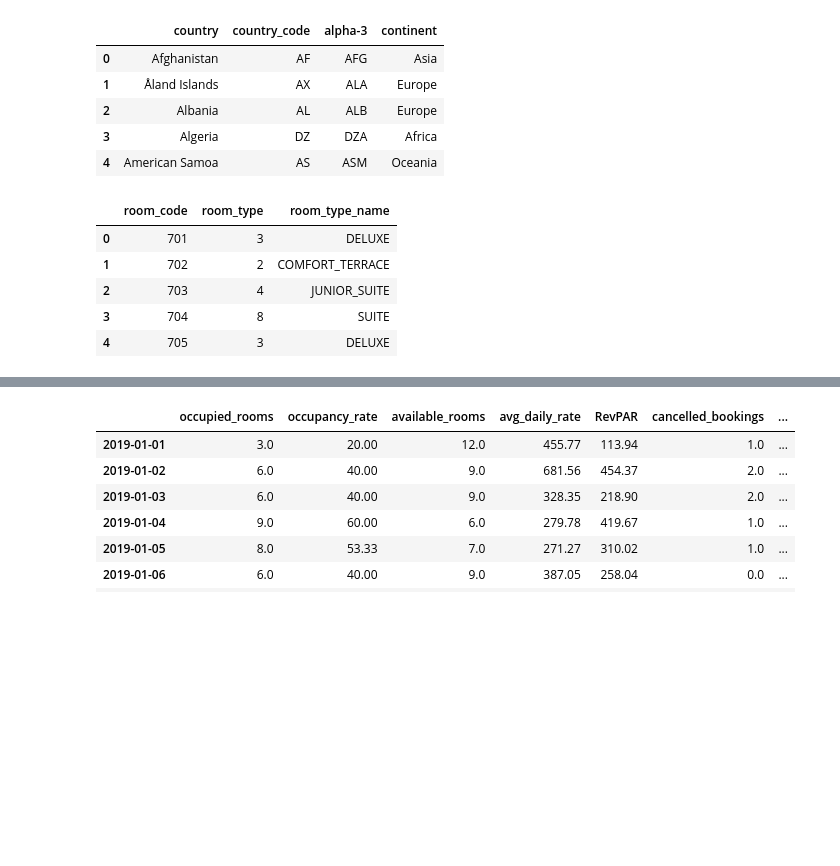
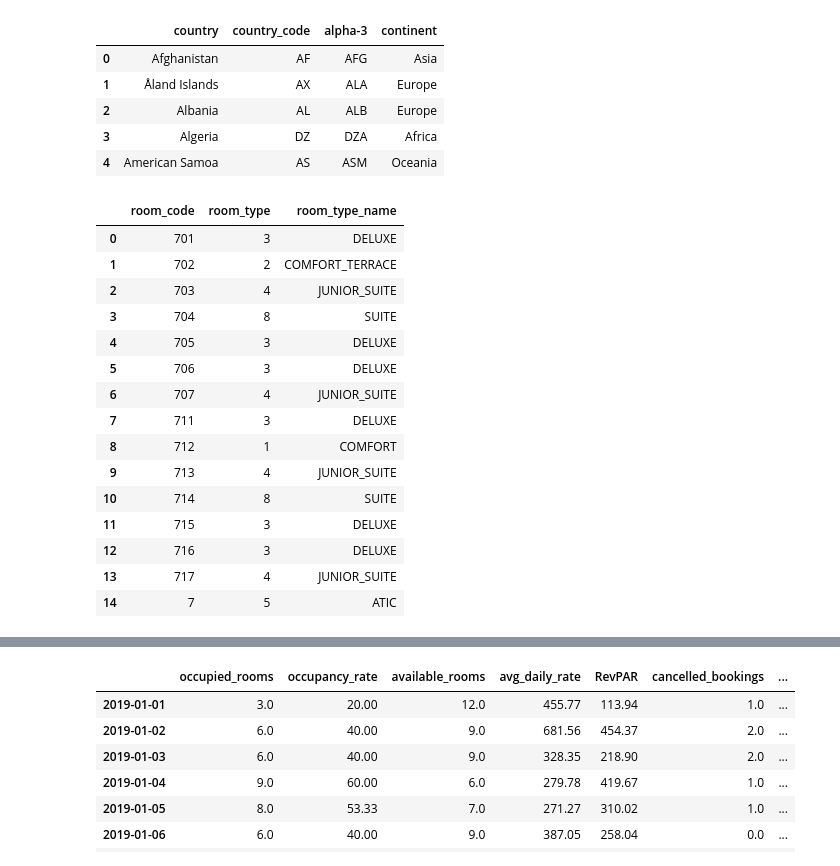
Before and after one commit to lauurasarabia/Hotel_Dashboard, a Jupyter notebook: reading.ipynb, the cells around one changed output, grey strips where cells are left out. Saved outputs shown, nothing was run; the diff lists cells and outputs as text; code cells hidden in the pictures; blank space fills up the shorter version.

```diff
--- a/reading.ipynb
+++ b/reading.ipynb
@@ -141,14 +141,24 @@ continents_clean[:5]
 | 4 | American Samoa | AS | ASM | Oceania |
 # %%
 rooms = read_room_types("room_types.csv")
-rooms[:5]
+rooms
 # %% [output]
 |  | room_code | room_type | room_type_name |
 | 0 | 701 | 3 | DELUXE |
 | 1 | 702 | 2 | COMFORT_TERRACE |
 | 2 | 703 | 4 | JUNIOR_SUITE |
 | 3 | 704 | 8 | SUITE |
 | 4 | 705 | 3 | DELUXE |
+| 5 | 706 | 3 | DELUXE |
+| 6 | 707 | 4 | JUNIOR_SUITE |
+| 7 | 711 | 3 | DELUXE |
+| 8 | 712 | 1 | COMFORT |
+| 9 | 713 | 4 | JUNIOR_SUITE |
+| 10 | 714 | 8 | SUITE |
+| 11 | 715 | 3 | DELUXE |
+| 12 | 716 | 3 | DELUXE |
+| 13 | 717 | 4 | JUNIOR_SUITE |
+| 14 | 7 | 5 | ATIC |
 # %%
 rooms.to_csv(f'./data/data_sql/rooms.csv', index=False)
 # %%
```
Also changed, not shown: parts of 7 cells of this notebook, 4 other files.
